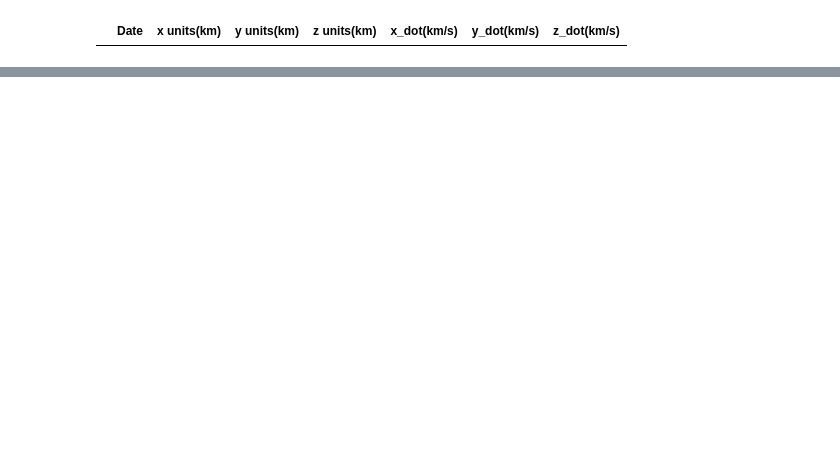
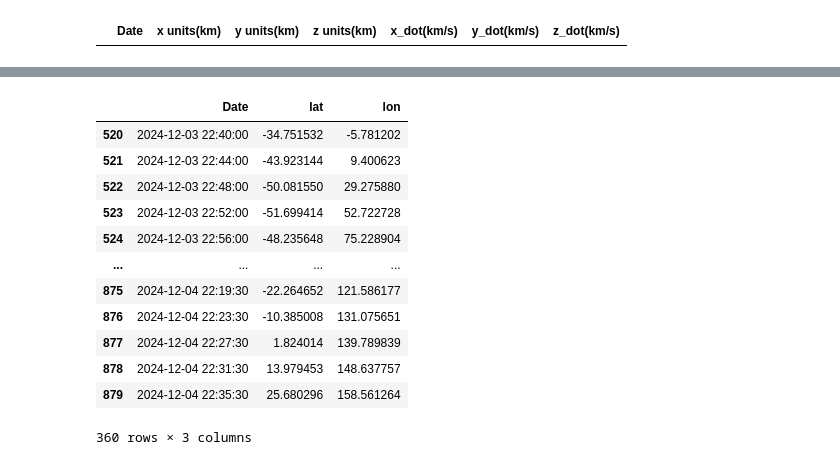
Before and after one commit to khalil-alexander/get_forecast, a Jupyter notebook: FuturePositionISS.ipynb, the cells around one changed output, grey strips where cells are left out. Saved outputs shown, nothing was run; the diff lists cells and outputs as text; code cells hidden in the pictures; blank space fills up the shorter version.

```diff
--- a/FuturePositionISS.ipynb
+++ b/FuturePositionISS.ipynb
@@ -149,0 +206,33 @@ df
+# %%
+def future_date1(df: pd.DataFrame, nhours: int=3):
+    # String of the current time of day now
+    start_date = dt.datetime.now() + dt.timedelta(hours=nhours)
+    #end_date = start_date + dt.timedelta(hours=24)
+    # Turns the date from a string object to a datetime object
+    start_date = start_date.strftime("%m/%d/%Y %H:%M:%S")
+    start_date = pd.to_datetime(start_date, format='%m/%d/%Y %H:%M:%S')
+
+    end_date = start_date + dt.timedelta(hours=24)
+    #end_date = end_date.strftime("%m/%d/%Y %H:%M:%S")
+    #end_date = pd.to_datetime(start_date, format='%m/%d/%Y %H:%M:%S')
+    #return (start_date, end_date)
+
+    return df[(start_date <= df['Date']) & (end_date >= df['Date'])]
+# %%
+df1 = future_date1(df)
+# %%
+df1
+# %% [output]
+|  | Date | lat | lon |
+| 520 | 2024-12-03 22:40:00 | -34.751532 | -5.781202 |
+| 521 | 2024-12-03 22:44:00 | -43.923144 | 9.400623 |
+| 522 | 2024-12-03 22:48:00 | -50.081550 | 29.275880 |
+| 523 | 2024-12-03 22:52:00 | -51.699414 | 52.722728 |
+| 524 | 2024-12-03 22:56:00 | -48.235648 | 75.228904 |
+| ... | ... | ... | ... |
+| 875 | 2024-12-04 22:19:30 | -22.264652 | 121.586177 |
+| 876 | 2024-12-04 22:23:30 | -10.385008 | 131.075651 |
+| 877 | 2024-12-04 22:27:30 | 1.824014 | 139.789839 |
+| 878 | 2024-12-04 22:31:30 | 13.979453 | 148.637757 |
+| 879 | 2024-12-04 22:35:30 | 25.680296 | 158.561264 |
+360 rows × 3 columns
```
Also changed, not shown: parts of 21 cells of this notebook.
